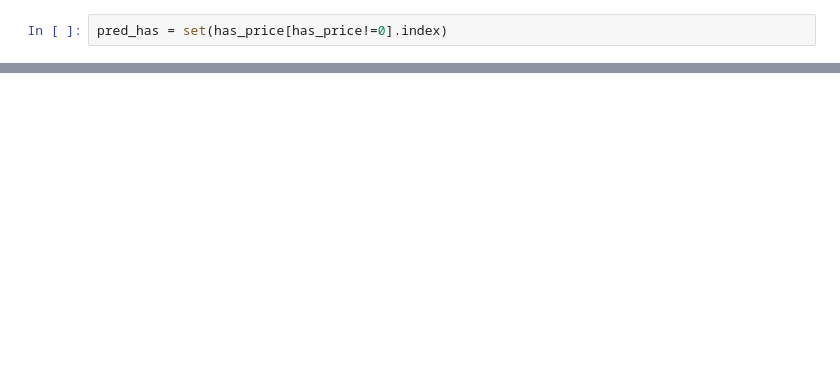
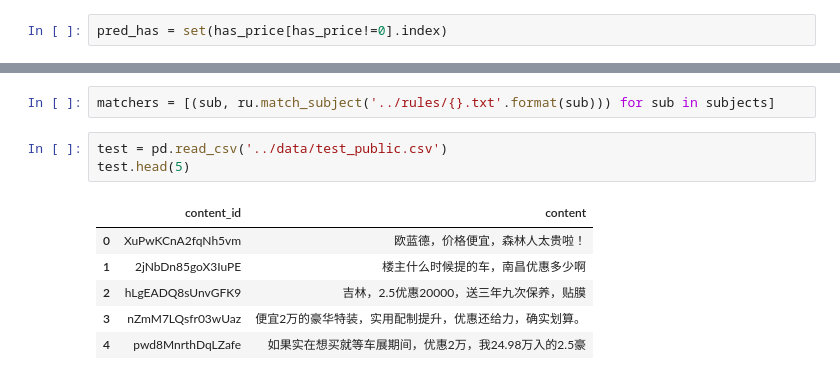
Before and after one commit to light8lee/car, a Jupyter notebook: code/rule1.ipynb, the cells around one changed output, grey strips where cells are left out. Cells and saved outputs as stored; diff of their text form; blank space fills up the shorter version.

```diff
--- a/code/rule1.ipynb
+++ b/code/rule1.ipynb
@@ -36,0 +66,12 @@ for v in FP['content']:
+# %%
+matchers = [(sub, ru.match_subject('../rules/{}.txt'.format(sub))) for sub in subjects]
+# %%
+test = pd.read_csv('../data/test_public.csv')
+test.head(5)
+# %% [output]
+|  | content_id | content |
+| 0 | XuPwKCnA2fqNh5vm | 欧蓝德，价格便宜，森林人太贵啦！ |
+| 1 | 2jNbDn85goX3IuPE | 楼主什么时候提的车，南昌优惠多少啊 |
+| 2 | hLgEADQ8sUnvGFK9 | 吉林，2.5优惠20000，送三年九次保养，贴膜 |
+| 3 | nZmM7LQsfr03wUaz | 便宜2万的豪华特装，实用配制提升，优惠还给力，确实划算。 |
+| 4 | pwd8MnrthDqLZafe | 如果实在想买就等车展期间，优惠2万，我24.98万入的2.5豪 |
```
Also changed, not shown: parts of 16 cells of this notebook, 17 other files.
